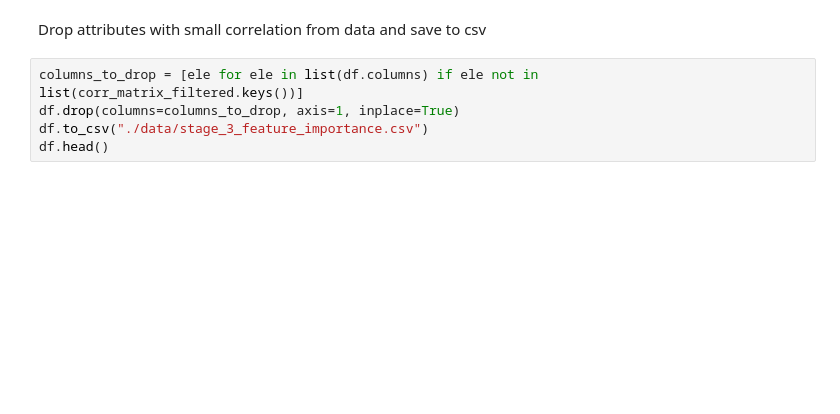
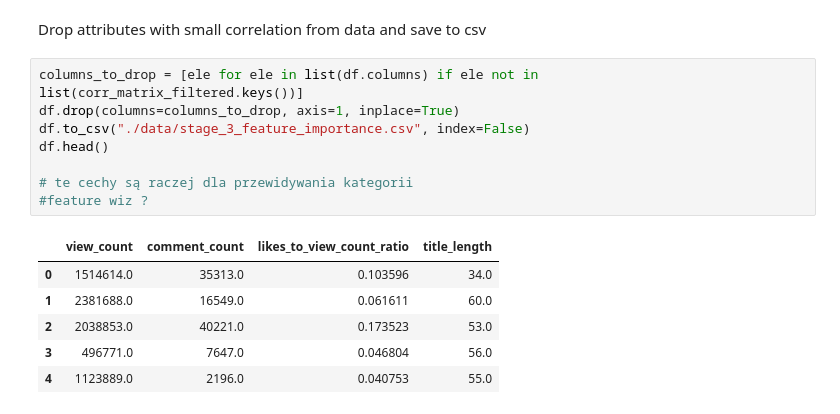
Before and after one commit to PUT-II/Data-Exploration-Project, a Jupyter notebook: notebooks/stage_3_feature_importance.ipynb, the cells around one changed output. Drawn from its saved outputs; the diff is of its cells as text; blank space fills up the shorter version.

```diff
--- a/notebooks/stage_3_feature_importance.ipynb
+++ b/notebooks/stage_3_feature_importance.ipynb
@@ -61,5 +101,15 @@ Drop attributes with small correlation from data and save to csv
 # %%
 columns_to_drop = [ele for ele in list(df.columns) if ele not in list(corr_matrix_filtered.keys())]
 df.drop(columns=columns_to_drop, axis=1, inplace=True)
-df.to_csv("./data/stage_3_feature_importance.csv")
+df.to_csv("./data/stage_3_feature_importance.csv", index=False)
 df.head()
+
+# te cechy są raczej dla przewidywania kategorii
+#feature wiz ?
+# %% [output]
+|  | view_count | comment_count | likes_to_view_count_ratio | title_length |
+| 0 | 1514614.0 | 35313.0 | 0.103596 | 34.0 |
+| 1 | 2381688.0 | 16549.0 | 0.061611 | 60.0 |
+| 2 | 2038853.0 | 40221.0 | 0.173523 | 53.0 |
+| 3 | 496771.0 | 7647.0 | 0.046804 | 56.0 |
+| 4 | 1123889.0 | 2196.0 | 0.040753 | 55.0 |
```
Also changed, not shown: parts of 4 cells of this notebook, 4 other files.
